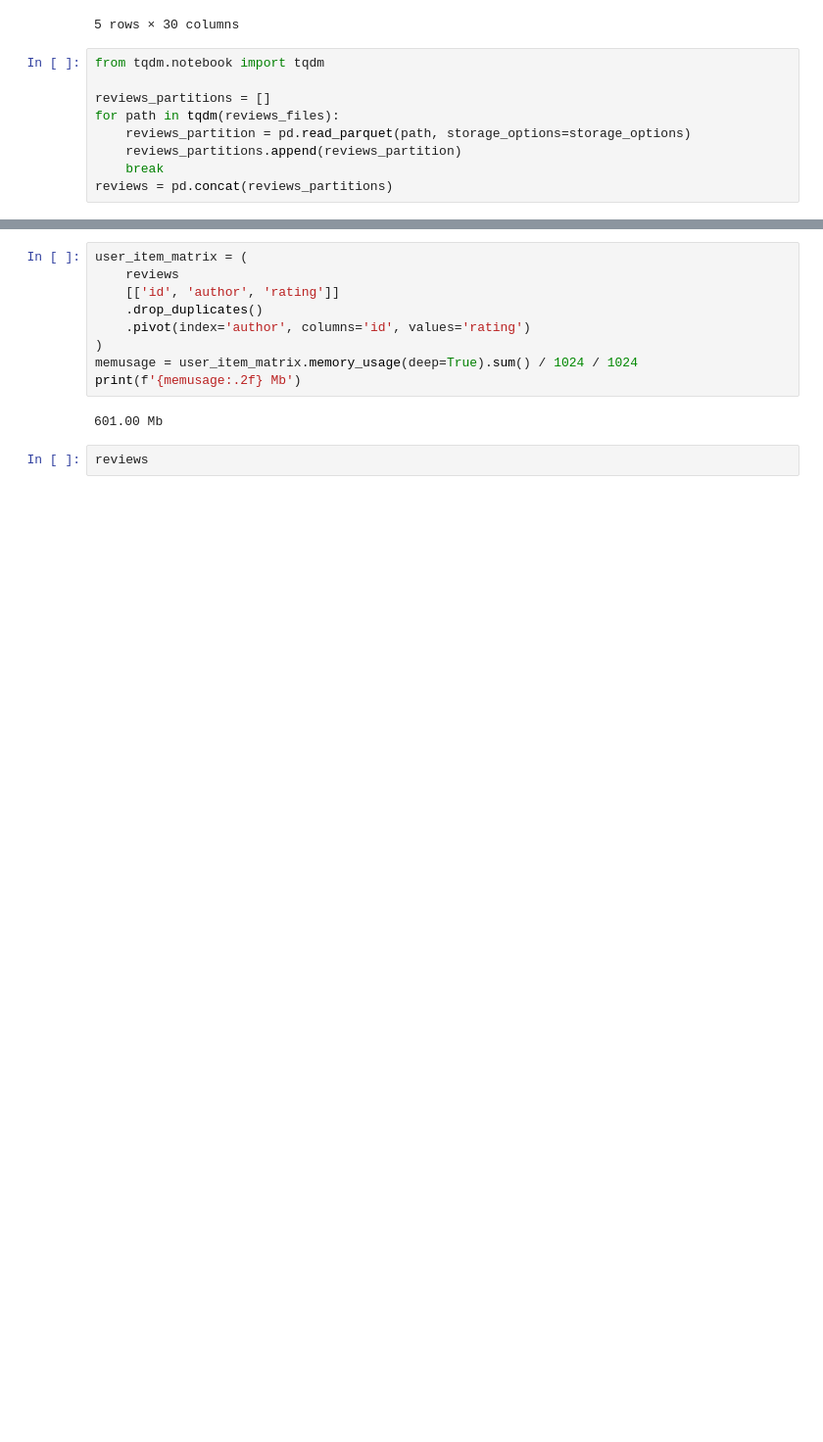
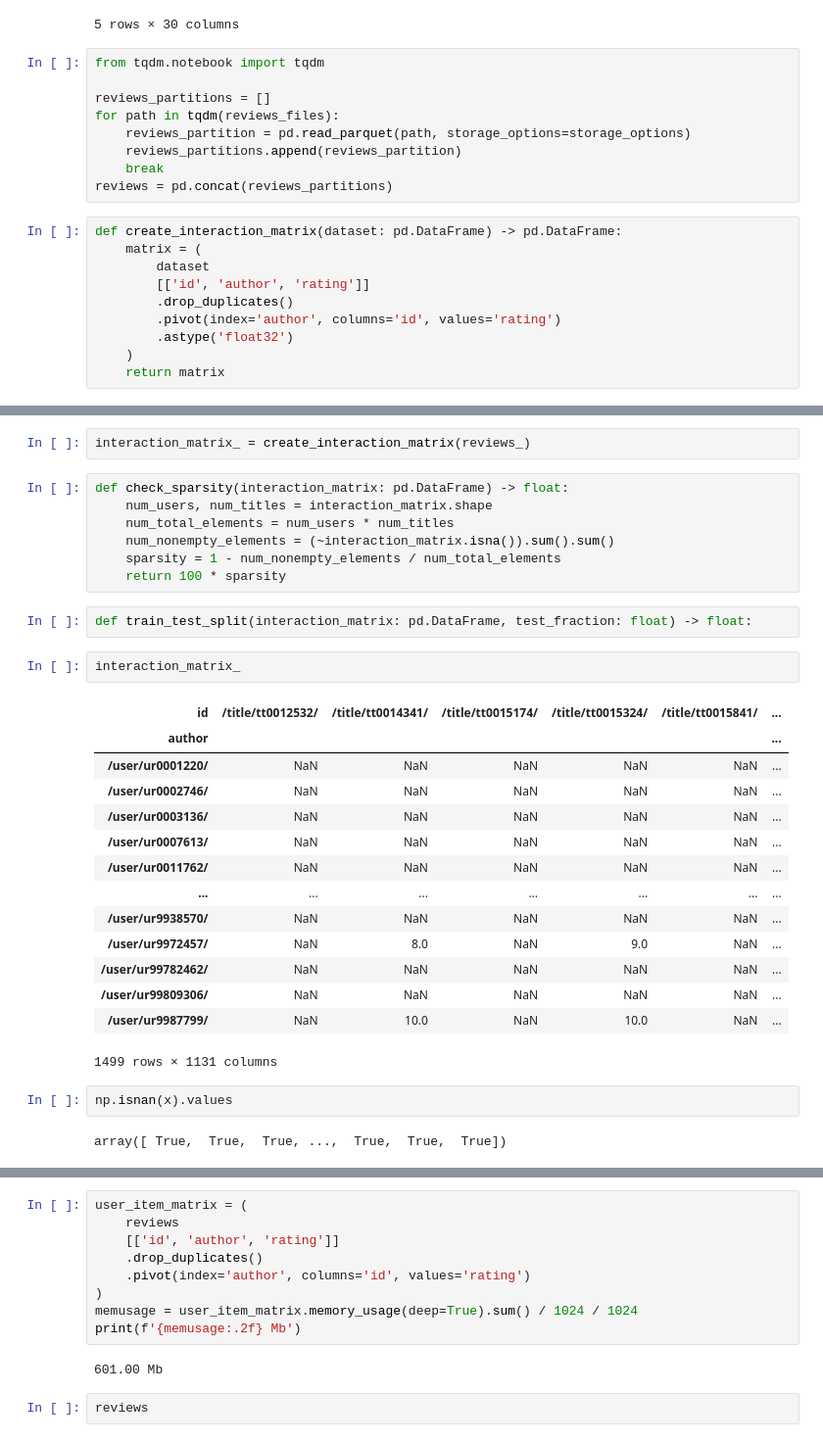
Before and after one commit to ilyamil/movie_recommender_system, a Jupyter notebook: notebooks/modeling.ipynb, the cells around one changed output, grey strips where cells are left out. Shown: that part at 98% size. Cells and saved outputs as stored; diff of their text form; blank space fills up the shorter version.

```diff
--- a/notebooks/modeling.ipynb
+++ b/notebooks/modeling.ipynb
@@ -52,3 +52,13 @@ for path in tqdm(reviews_files):
     reviews_partitions.append(reviews_partition)
     break
 reviews = pd.concat(reviews_partitions)
+# %%
+def create_interaction_matrix(dataset: pd.DataFrame) -> pd.DataFrame:
+    matrix = (
+        dataset
+        [['id', 'author', 'rating']]
+        .drop_duplicates()
+        .pivot(index='author', columns='id', values='rating')
+        .astype('float32')
+    )
+    return matrix
@@ -54,0 +118,32 @@ reviews = pd.concat(reviews_partitions)
+# %%
+interaction_matrix_ = create_interaction_matrix(reviews_)
+# %%
+def check_sparsity(interaction_matrix: pd.DataFrame) -> float:
+    num_users, num_titles = interaction_matrix.shape
+    num_total_elements = num_users * num_titles
+    num_nonempty_elements = (~interaction_matrix.isna()).sum().sum()
+    sparsity = 1 - num_nonempty_elements / num_total_elements
+    return 100 * sparsity
+# %%
+def train_test_split(interaction_matrix: pd.DataFrame, test_fraction: float) -> float:
+# %%
+interaction_matrix_
+# %% [output]
+| id | /title/tt0012532/ | /title/tt0014341/ | /title/tt0015174/ | /title/tt0015324/ | /title/tt0015841/ | ... |
+| author |  |  |  |  |  | ... |
+| /user/ur0001220/ | NaN | NaN | NaN | NaN | NaN | ... |
+| /user/ur0002746/ | NaN | NaN | NaN | NaN | NaN | ... |
+| /user/ur0003136/ | NaN | NaN | NaN | NaN | NaN | ... |
+| /user/ur0007613/ | NaN | NaN | NaN | NaN | NaN | ... |
+| /user/ur0011762/ | NaN | NaN | NaN | NaN | NaN | ... |
+| ... | ... | ... | ... | ... | ... | ... |
+| /user/ur9938570/ | NaN | NaN | NaN | NaN | NaN | ... |
+| /user/ur9972457/ | NaN | 8.0 | NaN | 9.0 | NaN | ... |
+| /user/ur99782462/ | NaN | NaN | NaN | NaN | NaN | ... |
+| /user/ur99809306/ | NaN | NaN | NaN | NaN | NaN | ... |
+| /user/ur9987799/ | NaN | 10.0 | NaN | 10.0 | NaN | ... |
+1499 rows × 1131 columns
+# %%
+np.isnan(x).values
+# %% [output]
+array([ True,  True,  True, ...,  True,  True,  True])
```
Also changed, not shown: parts of 62 cells of this notebook, 3 other files.
